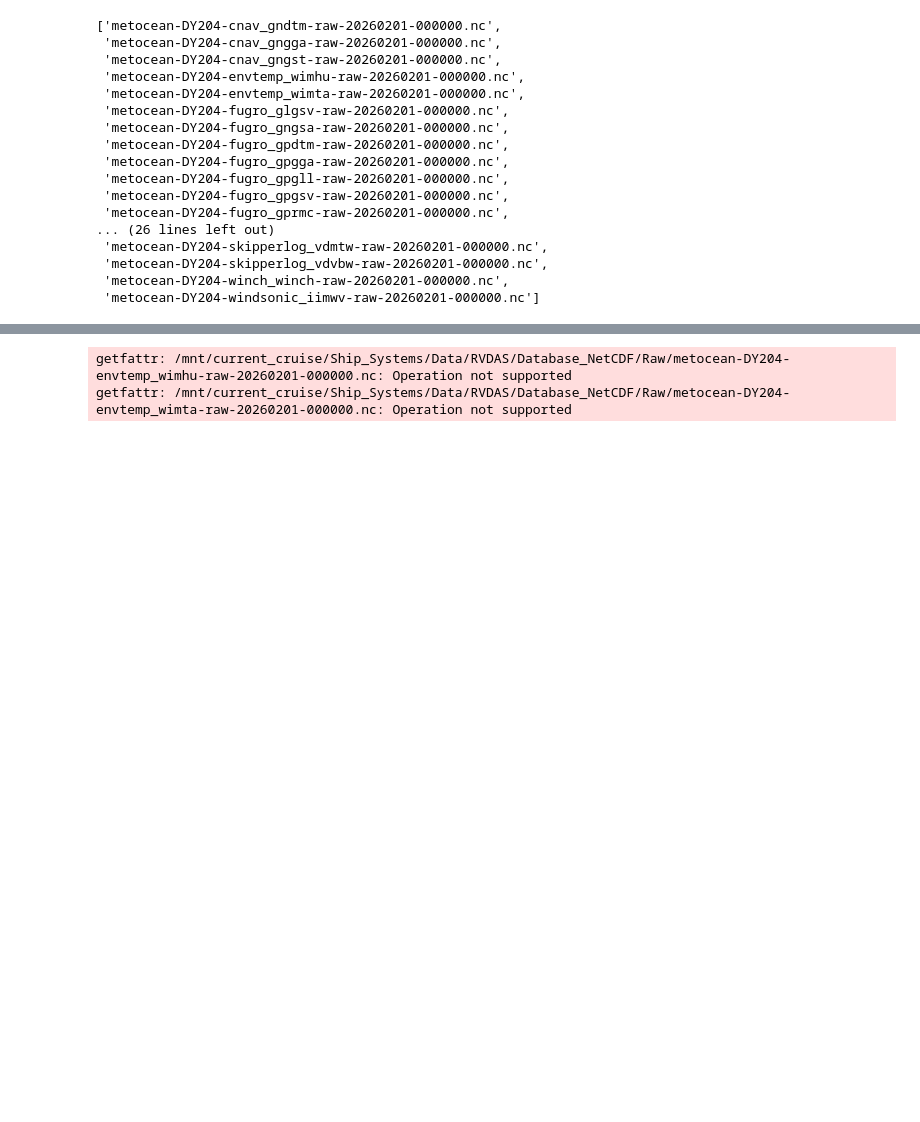
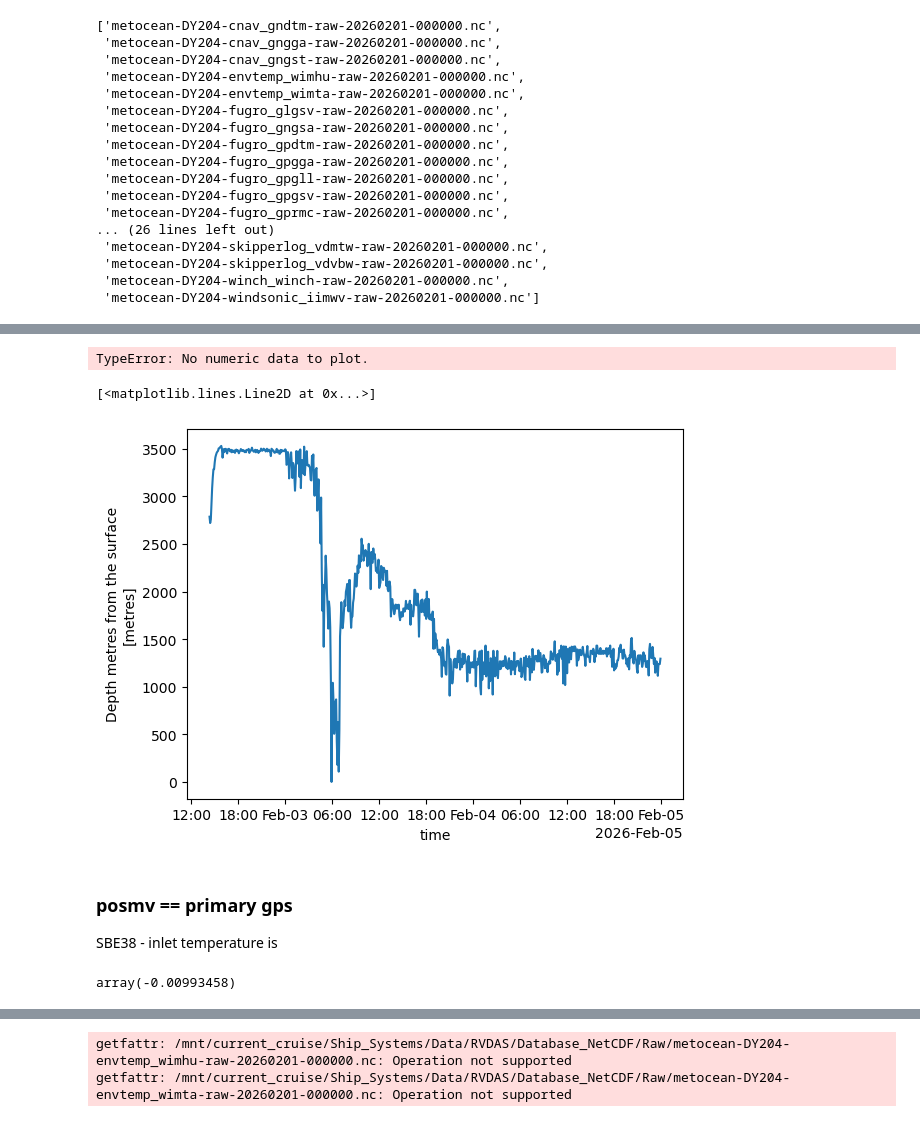
Before and after one commit to NOC-OCP/ocp_hydro_matlab, a Jupyter notebook: Python/Explore_data.ipynb, the cells around one changed output, grey strips where cells are left out. Saved outputs shown, nothing was run; the diff lists cells and outputs as text; code cells hidden in the pictures; blank space fills up the shorter version.

```diff
--- a/Python/Explore_data.ipynb
+++ b/Python/Explore_data.ipynb
@@ -51,0 +85,17 @@ Data variables:
+# %%
+ds['waterdepthmetrefromsurface-ea640_sddbs'].sel(time=slice("2026-02-05T13:52:00","2026-02-05T13:53:00")).plot()
+# %% [output]
+TypeError: No numeric data to plot.
+# %%
+ds['waterdepthmetrefromsurface-ea640_sddbs'][:].plot()
+# %% [output]
+[<matplotlib.lines.Line2D at 0x...>]
+[figure, added]
+# %% [markdown]
+### posmv == primary gps
+
+SBE38 - inlet temperature is
+# %%
+ds['ch6-nudammet_ndmet'].mean().values
+# %% [output]
+array(-0.00993458)
```
Also changed, not shown: parts of 8 cells of this notebook, 1 other file.
